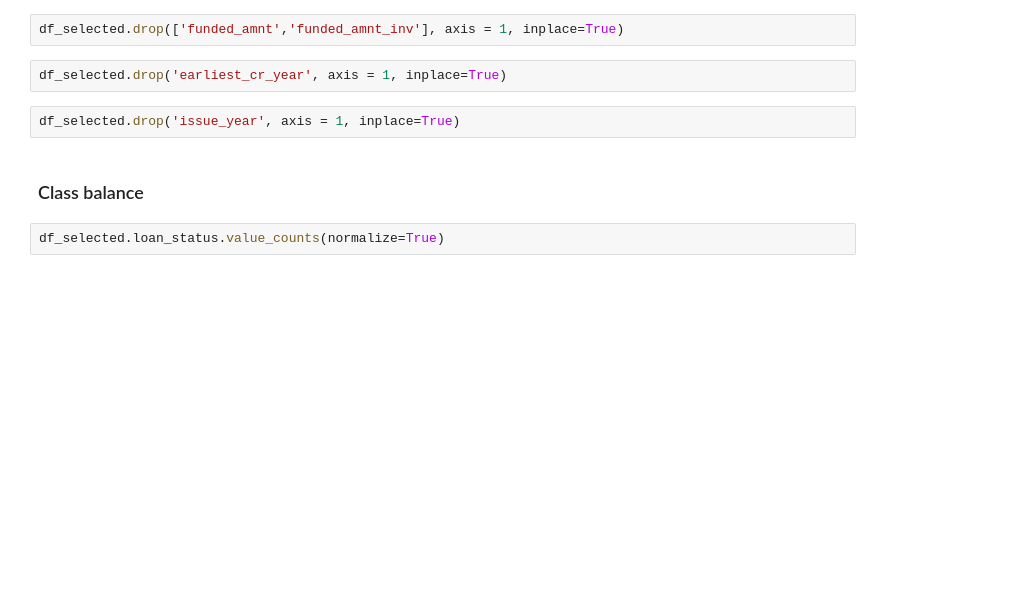
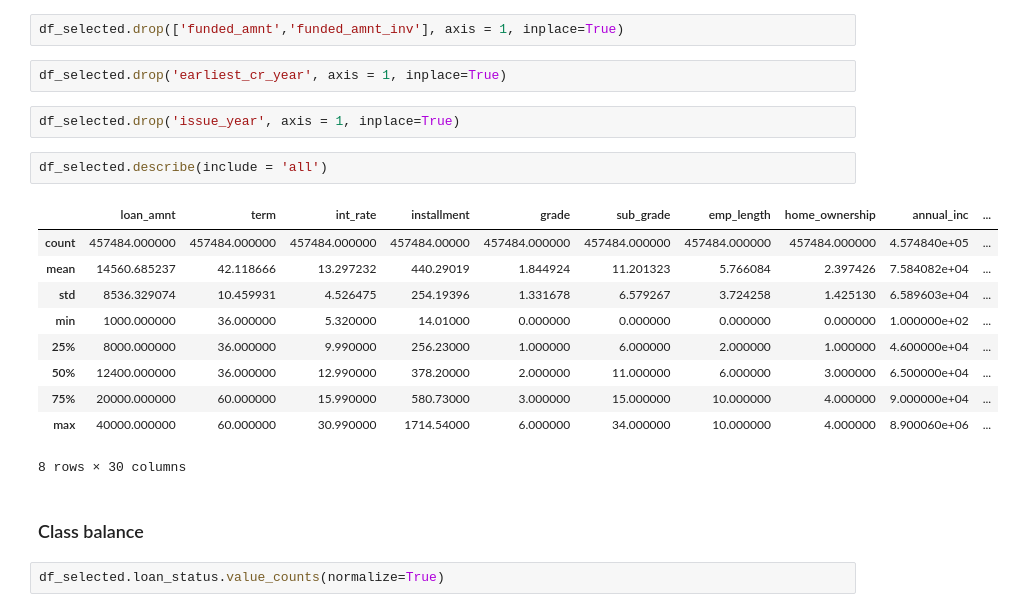
Before and after one commit to msahamed/lending_loan_prediction, a Jupyter notebook: create_model.ipynb, the cells around one changed output. Saved outputs shown, nothing was run; the diff lists cells and outputs as text; blank space fills up the shorter version.

```diff
--- a/create_model.ipynb
+++ b/create_model.ipynb
@@ -32,6 +32,19 @@ df_selected.drop(['funded_amnt','funded_amnt_inv'], axis = 1, inplace=True)
 df_selected.drop('earliest_cr_year', axis = 1, inplace=True)
 # %%
 df_selected.drop('issue_year', axis = 1, inplace=True)
+# %%
+df_selected.describe(include = 'all')
+# %% [output]
+|  | loan_amnt | term | int_rate | installment | grade | sub_grade | emp_length | home_ownership | annual_inc | ... |
+| count | 457484.000000 | 457484.000000 | 457484.000000 | 457484.00000 | 457484.000000 | 457484.000000 | 457484.000000 | 457484.000000 | 4.574840e+05 | ... |
+| mean | 14560.685237 | 42.118666 | 13.297232 | 440.29019 | 1.844924 | 11.201323 | 5.766084 | 2.397426 | 7.584082e+04 | ... |
+| std | 8536.329074 | 10.459931 | 4.526475 | 254.19396 | 1.331678 | 6.579267 | 3.724258 | 1.425130 | 6.589603e+04 | ... |
+| min | 1000.000000 | 36.000000 | 5.320000 | 14.01000 | 0.000000 | 0.000000 | 0.000000 | 0.000000 | 1.000000e+02 | ... |
+| 25% | 8000.000000 | 36.000000 | 9.990000 | 256.23000 | 1.000000 | 6.000000 | 2.000000 | 1.000000 | 4.600000e+04 | ... |
+| 50% | 12400.000000 | 36.000000 | 12.990000 | 378.20000 | 2.000000 | 11.000000 | 6.000000 | 3.000000 | 6.500000e+04 | ... |
+| 75% | 20000.000000 | 60.000000 | 15.990000 | 580.73000 | 3.000000 | 15.000000 | 10.000000 | 4.000000 | 9.000000e+04 | ... |
+| max | 40000.000000 | 60.000000 | 30.990000 | 1714.54000 | 6.000000 | 34.000000 | 10.000000 | 4.000000 | 8.900060e+06 | ... |
+8 rows × 30 columns
 # %% [markdown]
 ### Class balance
 # %%
```
Also changed, not shown: parts of 8 cells of this notebook, 1 other file.
